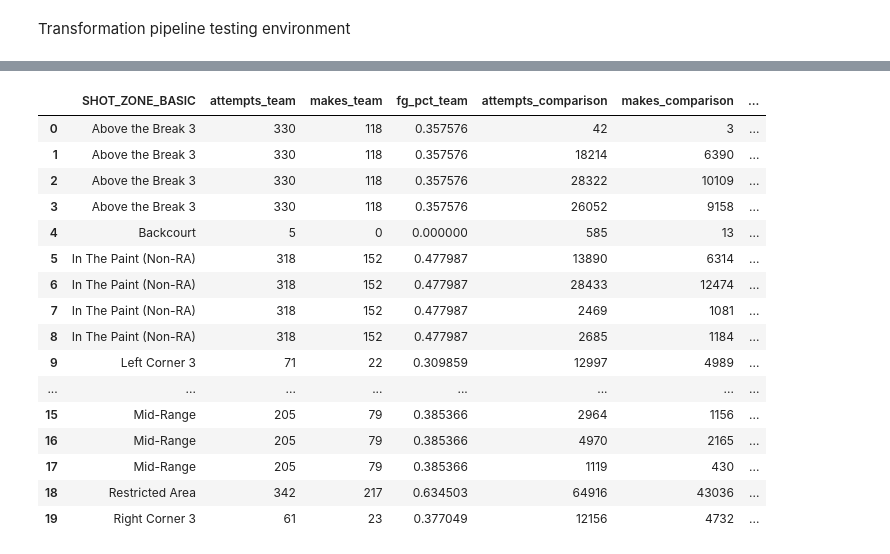
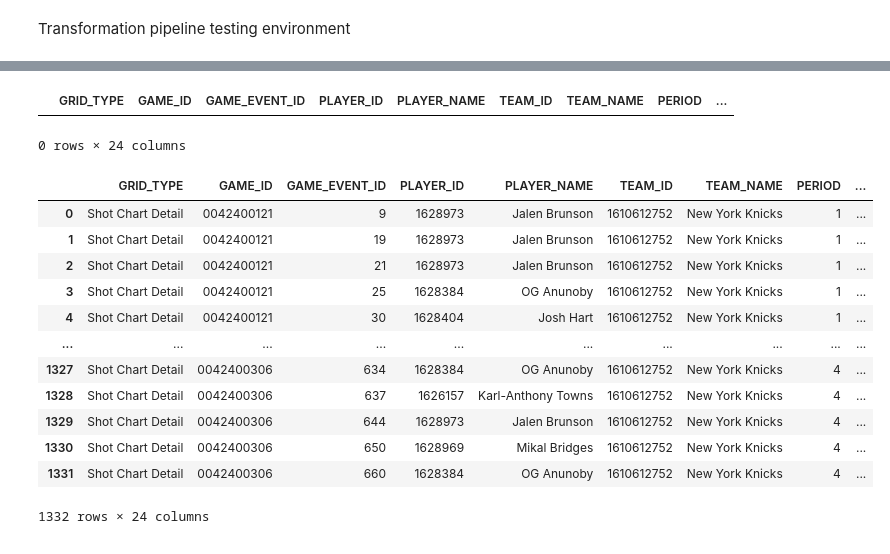
Before and after one commit to parkerbaker203/nba-shot-selection-llm, a Jupyter notebook: pipelines/transformation_testing.ipynb, the cells around one changed output, grey strips where cells are left out. Cells and saved outputs as stored; diff of their text form; code cells hidden in the pictures.

```diff
--- a/pipelines/transformation_testing.ipynb
+++ b/pipelines/transformation_testing.ipynb
@@ -285,20 +219,21 @@ ShotChartLeagueWide(season="2024-25").get_data_frames()
-# %%
-knicks_vs_league
-# %% [output]
-|  | SHOT_ZONE_BASIC | attempts_team | makes_team | fg_pct_team | attempts_comparison | makes_comparison | ... |
-| 0 | Above the Break 3 | 330 | 118 | 0.357576 | 42 | 3 | ... |
-| 1 | Above the Break 3 | 330 | 118 | 0.357576 | 18214 | 6390 | ... |
-| 2 | Above the Break 3 | 330 | 118 | 0.357576 | 28322 | 10109 | ... |
-| 3 | Above the Break 3 | 330 | 118 | 0.357576 | 26052 | 9158 | ... |
-| 4 | Backcourt | 5 | 0 | 0.000000 | 585 | 13 | ... |
-| 5 | In The Paint (Non-RA) | 318 | 152 | 0.477987 | 13890 | 6314 | ... |
-| 6 | In The Paint (Non-RA) | 318 | 152 | 0.477987 | 28433 | 12474 | ... |
-| 7 | In The Paint (Non-RA) | 318 | 152 | 0.477987 | 2469 | 1081 | ... |
-| 8 | In The Paint (Non-RA) | 318 | 152 | 0.477987 | 2685 | 1184 | ... |
-| 9 | Left Corner 3 | 71 | 22 | 0.309859 | 12997 | 4989 | ... |
-| ... | ... | ... | ... | ... | ... | ... | ... |
-| 15 | Mid-Range | 205 | 79 | 0.385366 | 2964 | 1156 | ... |
-| 16 | Mid-Range | 205 | 79 | 0.385366 | 4970 | 2165 | ... |
-| 17 | Mid-Range | 205 | 79 | 0.385366 | 1119 | 430 | ... |
-| 18 | Restricted Area | 342 | 217 | 0.634503 | 64916 | 43036 | ... |
-| 19 | Right Corner 3 | 61 | 23 | 0.377049 | 12156 | 4732 | ... |
+# %%
+pd.read_parquet(Path(Path.cwd().parent / "data" / "shotcharts" / "opponent_shots_Boston Celtics_2024-25.parquet"))
+# %% [output]
+|  | GRID_TYPE | GAME_ID | GAME_EVENT_ID | PLAYER_ID | PLAYER_NAME | TEAM_ID | TEAM_NAME | PERIOD | ... |
+0 rows × 24 columns
+# %%
+pd.read_parquet(Path(Path.cwd().parent / "data" / "knicks_playoff_shots.parquet"))
+# %% [output]
+|  | GRID_TYPE | GAME_ID | GAME_EVENT_ID | PLAYER_ID | PLAYER_NAME | TEAM_ID | TEAM_NAME | PERIOD | ... |
+| 0 | Shot Chart Detail | 0042400121 | 9 | 1628973 | Jalen Brunson | 1610612752 | New York Knicks | 1 | ... |
+| 1 | Shot Chart Detail | 0042400121 | 19 | 1628973 | Jalen Brunson | 1610612752 | New York Knicks | 1 | ... |
+| 2 | Shot Chart Detail | 0042400121 | 21 | 1628973 | Jalen Brunson | 1610612752 | New York Knicks | 1 | ... |
+| 3 | Shot Chart Detail | 0042400121 | 25 | 1628384 | OG Anunoby | 1610612752 | New York Knicks | 1 | ... |
+| 4 | Shot Chart Detail | 0042400121 | 30 | 1628404 | Josh Hart | 1610612752 | New York Knicks | 1 | ... |
+| ... | ... | ... | ... | ... | ... | ... | ... | ... | ... |
+| 1327 | Shot Chart Detail | 0042400306 | 634 | 1628384 | OG Anunoby | 1610612752 | New York Knicks | 4 | ... |
+| 1328 | Shot Chart Detail | 0042400306 | 637 | 1626157 | Karl-Anthony Towns | 1610612752 | New York Knicks | 4 | ... |
+| 1329 | Shot Chart Detail | 0042400306 | 644 | 1628973 | Jalen Brunson | 1610612752 | New York Knicks | 4 | ... |
+| 1330 | Shot Chart Detail | 0042400306 | 650 | 1628969 | Mikal Bridges | 1610612752 | New York Knicks | 4 | ... |
+| 1331 | Shot Chart Detail | 0042400306 | 660 | 1628384 | OG Anunoby | 1610612752 | New York Knicks | 4 | ... |
+1332 rows × 24 columns
```
Also changed, not shown: parts of 13 cells of this notebook, 1 other file.
